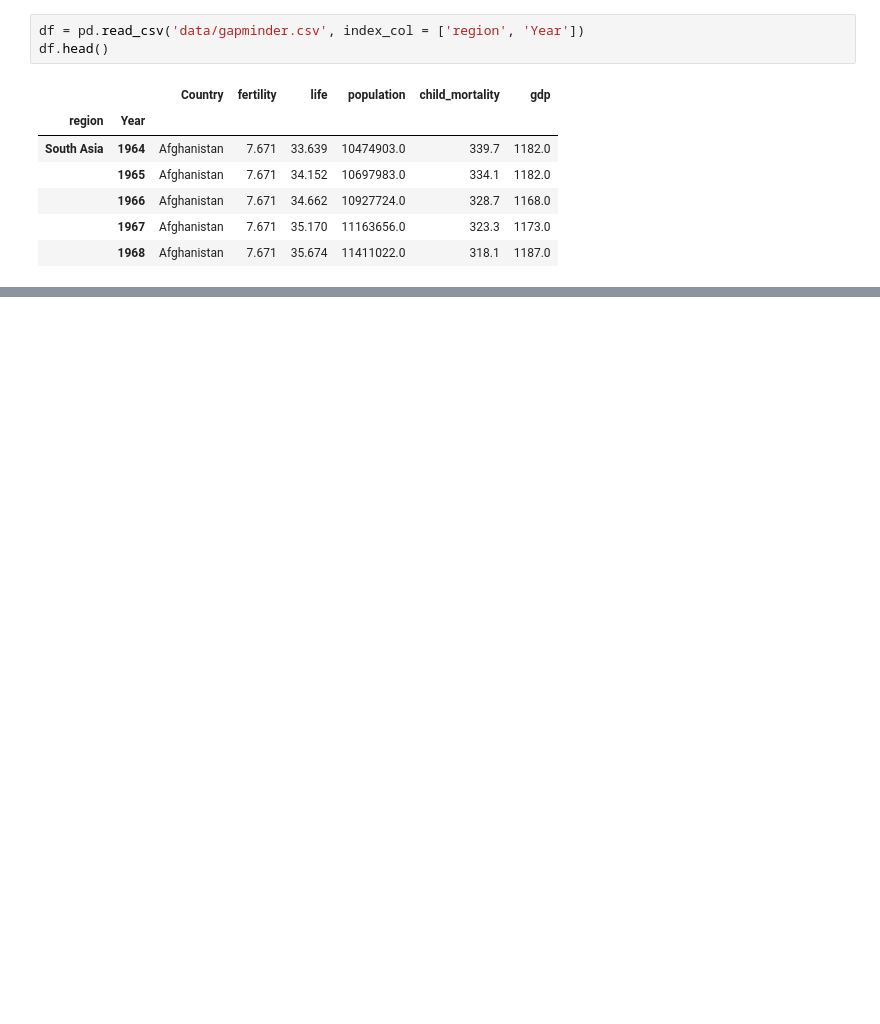
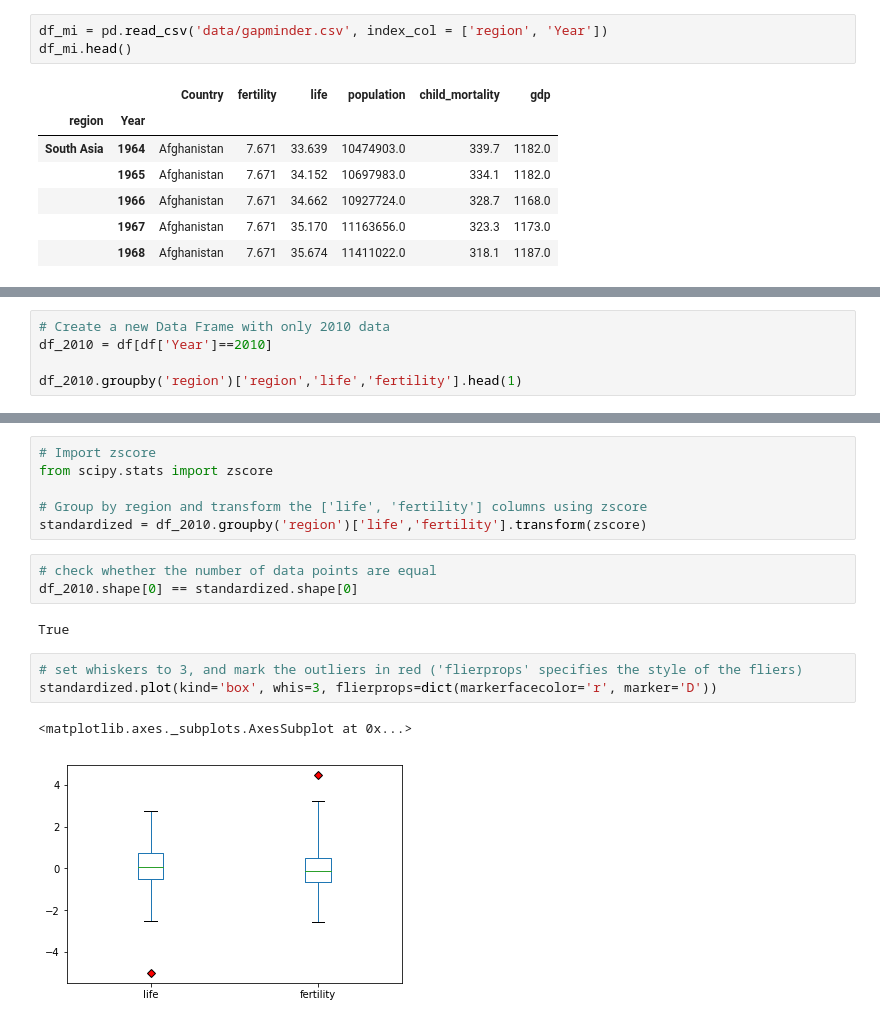
Before and after one commit to kaymal/python-teach, a Jupyter notebook: Python for Data Science/Manipulating DataFrames with Pandas - 2 (Grouping Data).ipynb, the cells around one changed output, grey strips where cells are left out. Drawn from its saved outputs; the diff is of its cells as text; blank space fills up the shorter version.

Commit message:
Added applying transformation with groupby method.

```diff
--- a/Python for Data Science/Manipulating DataFrames with Pandas - 2 (Grouping Data).ipynb
+++ b/Python for Data Science/Manipulating DataFrames with Pandas - 2 (Grouping Data).ipynb
@@ -81,8 +126,8 @@ df.groupby('region')['population'].agg(['max', 'mean'])
 | South Asia | 1.275138e+09 | 1.406782e+08 |
 | Sub-Saharan Africa | 1.709011e+08 | 1.050998e+07 |
 # %%
-df = pd.read_csv('data/gapminder.csv', index_col = ['region', 'Year'])
-df.head()
+df_mi = pd.read_csv('data/gapminder.csv', index_col = ['region', 'Year'])
+df_mi.head()
 # %% [output]
 |  |  | Country | fertility | life | population | child_mortality | gdp |
 | region | Year |  |  |  |  |  |  |
@@ -93,0 +147,5 @@ df.head()
+# %%
+# Create a new Data Frame with only 2010 data
+df_2010 = df[df['Year']==2010]
+
+df_2010.groupby('region')['region','life','fertility'].head(1)
@@ -93,0 +160,17 @@ df.head()
+# %%
+# Import zscore
+from scipy.stats import zscore
+
+# Group by region and transform the ['life', 'fertility'] columns using zscore
+standardized = df_2010.groupby('region')['life','fertility'].transform(zscore)
+# %%
+# check whether the number of data points are equal
+df_2010.shape[0] == standardized.shape[0]
+# %% [output]
+True
+# %%
+# set whiskers to 3, and mark the outliers in red ('flierprops' specifies the style of the fliers)
+standardized.plot(kind='box', whis=3, flierprops=dict(markerfacecolor='r', marker='D'))
+# %% [output]
+<matplotlib.axes._subplots.AxesSubplot at 0x...>
+[figure, added]
```
Also changed, not shown: parts of 22 cells of this notebook.
